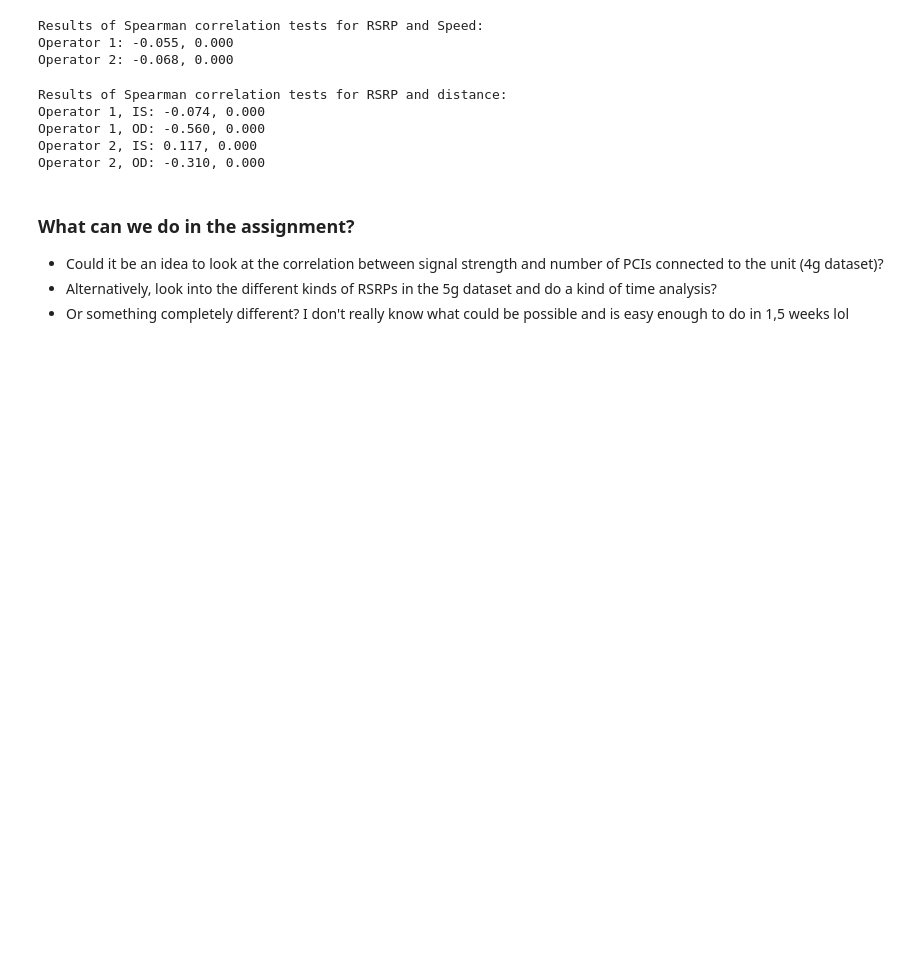
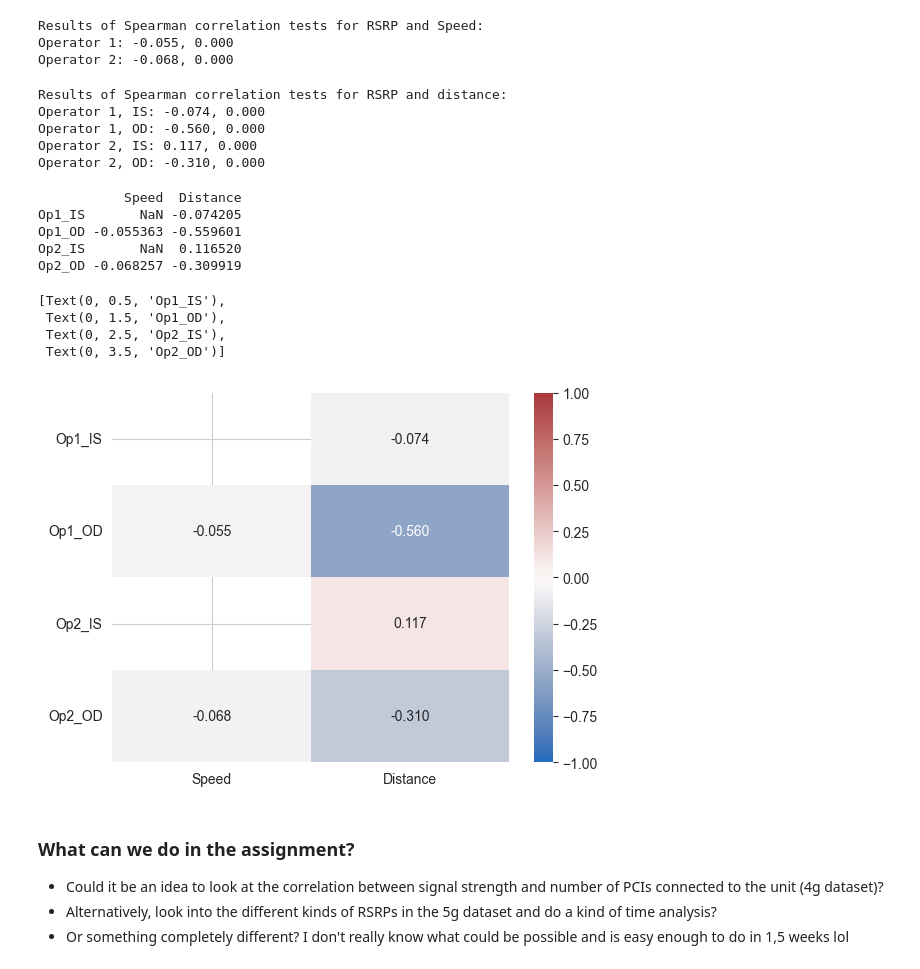
Before and after one commit to ihneskarbovik/IN5060-assignment2, a Jupyter notebook: analysis.ipynb, the cells around one changed output. Cells and saved outputs as stored; diff of their text form; code cells hidden in the pictures; blank space fills up the shorter version.

```diff
--- a/analysis.ipynb
+++ b/analysis.ipynb
@@ -175,6 +176,25 @@ Operator 1, IS: -0.074, 0.000
 Operator 1, OD: -0.560, 0.000
 Operator 2, IS: 0.117, 0.000
 Operator 2, OD: -0.310, 0.000
+# %%
+groups = ['Op1_IS', 'Op1_OD', 'Op2_IS', 'Op2_OD']
+data = {'Speed': [np.nan, res_op1_speed.statistic, np.nan, res_op2_speed.statistic],
+        'Distance': [res_dis_op1_is.statistic, res_dis_op1_od.statistic, res_dis_op2_is.statistic, res_dis_op2_od.statistic]}
+correlations = pd.DataFrame(data, index=groups)
+print(correlations)
+ax = sns.heatmap(correlations, vmin=-1, vmax=1, annot=True, fmt=".3f", cmap='vlag')
+ax.set_yticklabels(labels=groups, rotation=0)
+# %% [output]
+           Speed  Distance
+Op1_IS       NaN -0.074205
+Op1_OD -0.055363 -0.559601
+Op2_IS       NaN  0.116520
+Op2_OD -0.068257 -0.309919
+[Text(0, 0.5, 'Op1_IS'),
+ Text(0, 1.5, 'Op1_OD'),
+ Text(0, 2.5, 'Op2_IS'),
+ Text(0, 3.5, 'Op2_OD')]
+[figure, added]
 # %% [markdown]
 ### What can we do in the assignment?
 
```
Also changed, not shown: parts of 4 cells of this notebook.
